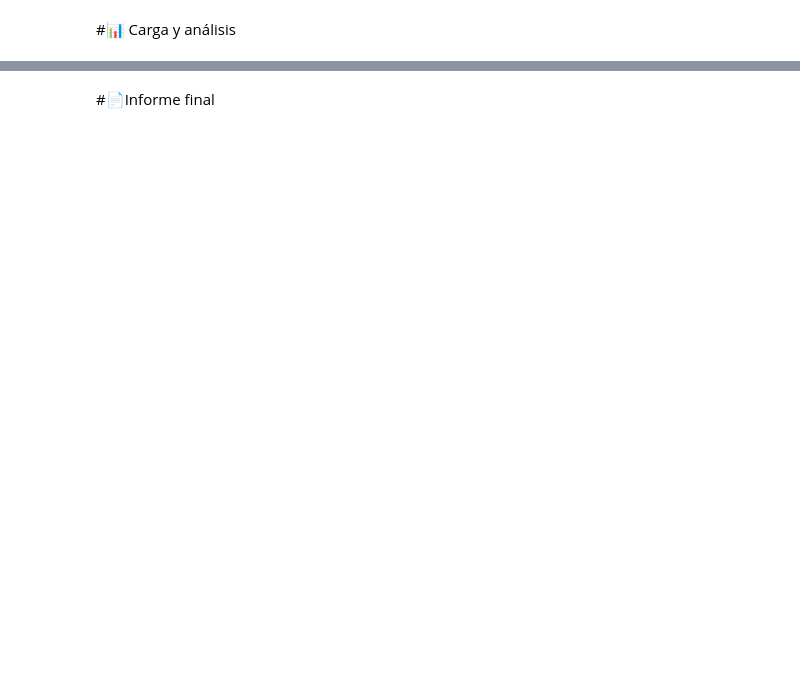
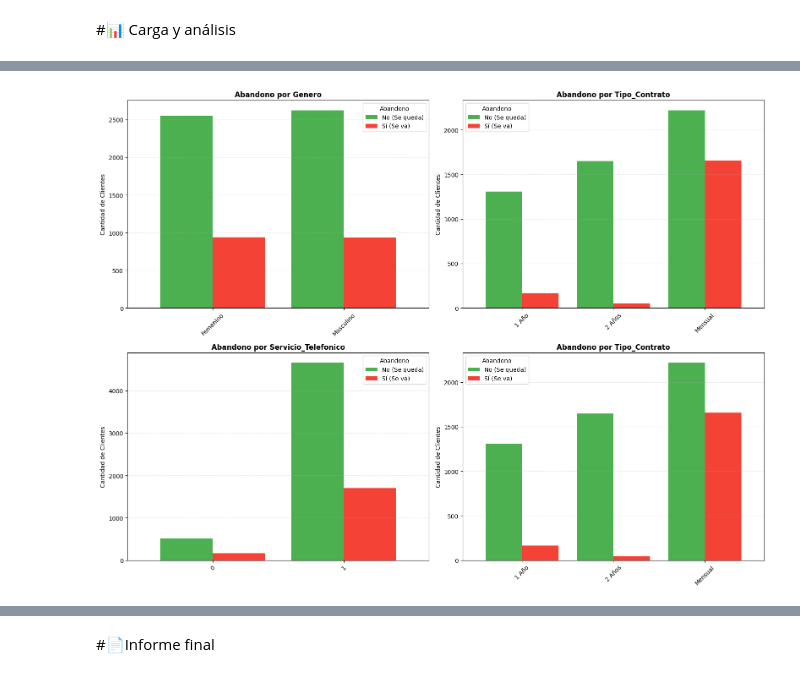
Before and after one commit to mikeismerio/Challenge-TelecomX, a Jupyter notebook: TelecomX_LATAM.ipynb, the cells around one changed output, grey strips where cells are left out. Saved outputs shown, nothing was run; the diff lists cells and outputs as text; code cells hidden in the pictures; blank space fills up the shorter version.

```diff
--- a/TelecomX_LATAM.ipynb
+++ b/TelecomX_LATAM.ipynb
@@ -48,0 +392,35 @@ except ValueError as e:
+# %%
+# --- 📊 ANÁLISIS CATEGÓRICO MULTIVARIABLE ---
+
+# Definimos las variables categóricas clave que queremos analizar
+# Nota: Ajusta los nombres si cambiaste algo manualmente
+columnas_cat = ['Genero', 'Tipo_Contrato', 'Servicio_Telefonico', 'Tipo_Contrato']
+
+# Configuración de la figura (2 filas x 2 columnas)
+fig, axes = plt.subplots(2, 2, figsize=(16, 12))
+axes = axes.flatten() # Aplanamos para iterar fácilmente
+
+for i, col in enumerate(columnas_cat):
+    # Crear una tabla de contingencia (Crosstab)
+    # Esto cuenta cuántos 0s y 1s hay por cada categoría
+    datos_grafico = pd.crosstab(df_clean[col], df_clean['Abandono'])
+
+    # Graficamos barras apiladas (Stacked Bar Chart)
+    # stacked=False las pone una al lado de la otra (mejor para comparar alturas)
+    datos_grafico.plot(kind='bar', ax=axes[i], color=['#4CAF50', '#F44336'], width=0.8)
+
+    # Estética del gráfico
+    axes[i].set_title(f'Abandono por {col}', fontsize=12, fontweight='bold')
+    axes[i].set_xlabel('')
+    axes[i].set_ylabel('Cantidad de Clientes')
+    axes[i].legend(title='Abandono', labels=['No (Se queda)', 'Sí (Se va)'])
+    axes[i].grid(axis='y', linestyle='--', alpha=0.3)
+
+    # Rotar etiquetas del eje X para que se lean bien (especialmente en PaymentMethod)
+    axes[i].tick_params(axis='x', rotation=45)
+
+# Ajustar espacios para que no se encimen los textos
+plt.tight_layout()
+plt.show()
+# %% [output]
+[figure, added]
```
Also changed, not shown: parts of 17 cells of this notebook, 1 other file.
